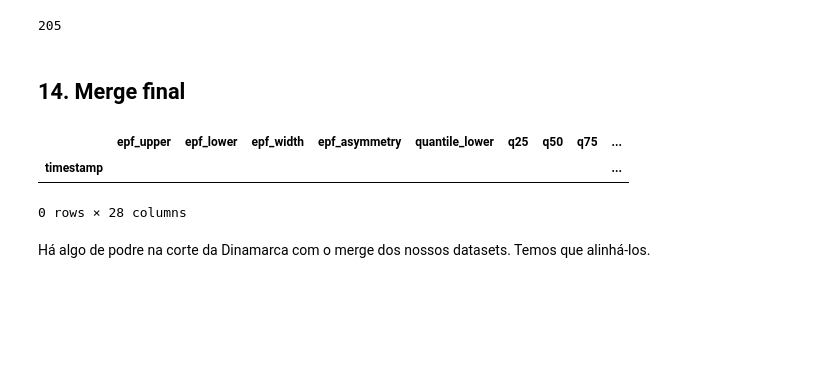
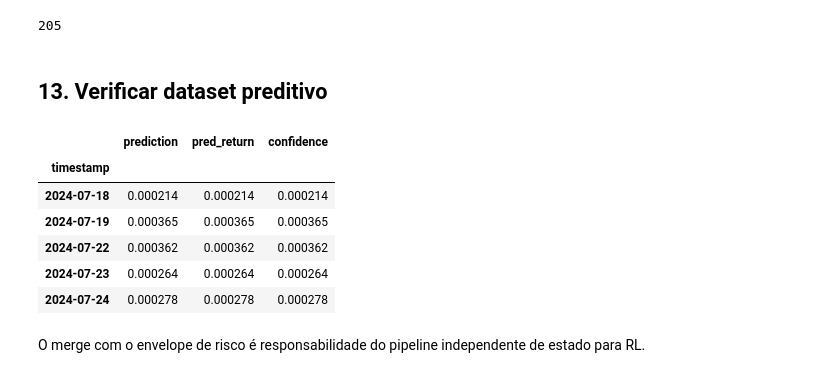
Before and after one commit to miguelrferreiraf/libellula, a Jupyter notebook: notebooks/Predictive_TFT_model/TFT_prdictive_model.ipynb, the cells around one changed output. Cells and saved outputs as stored; diff of their text form; code cells hidden in the pictures; blank space fills up the shorter version.

```diff
--- a/notebooks/Predictive_TFT_model/TFT_prdictive_model.ipynb
+++ b/notebooks/Predictive_TFT_model/TFT_prdictive_model.ipynb
@@ -517,12 +513,8 @@ risk_df = pd.read_parquet("C:/projects/Libellula/data/processed/combined/risk_fe
 # %%
 df_pred["timestamp"] = df["Date"].iloc[train_end:val_end].values
-df_pred = df_pred.set_index("timestamp")
+df_pred = df_pred.set_index("timestamp").sort_index()
 
-risk_df.index = pd.to_datetime(risk_df.index)
-
-df_pred = df_pred.reindex(risk_df.index)
-
-final_df = risk_df.join(df_pred)
-final_df = final_df.dropna()
-final_df
+assert df_pred.index.is_monotonic_increasing
+assert not df_pred.index.has_duplicates
+df_pred
 # %% [output]
@@ -545,19 +545,18 @@ print(len(common))
 # %% [output]
 205
 # %% [markdown]
-## 14. **Merge final**
+## 13. **Verificar dataset preditivo**
 # %%
-final_df = risk_df.join(df_pred)
-
-# Remover bordas com NaN (rolling + encoder)
-final_df = final_df.dropna()
-
-final_df.head()
+df_pred.head()
 # %% [output]
-|  | epf_upper | epf_lower | epf_width | epf_asymmetry | quantile_lower | q25 | q50 | q75 | ... |
-| timestamp |  |  |  |  |  |  |  |  | ... |
+|  | prediction | pred_return | confidence |
+| timestamp |  |  |  |
+| 2024-07-18 | 0.000214 | 0.000214 | 0.000214 |
+| 2024-07-19 | 0.000365 | 0.000365 | 0.000365 |
+| 2024-07-22 | 0.000362 | 0.000362 | 0.000362 |
+| 2024-07-23 | 0.000264 | 0.000264 | 0.000264 |
+| 2024-07-24 | 0.000278 | 0.000278 | 0.000278 |
-0 rows × 28 columns
 # %% [markdown]
-Há algo de podre na corte da Dinamarca com o merge dos nossos datasets. Temos que alinhá-los.
+O merge com o envelope de risco é responsabilidade do pipeline independente de estado para RL.
 # %%
 print(df_pred.index.min(), df_pred.index.max())
```
Also changed, not shown: parts of 19 cells of this notebook, 13 other files.
